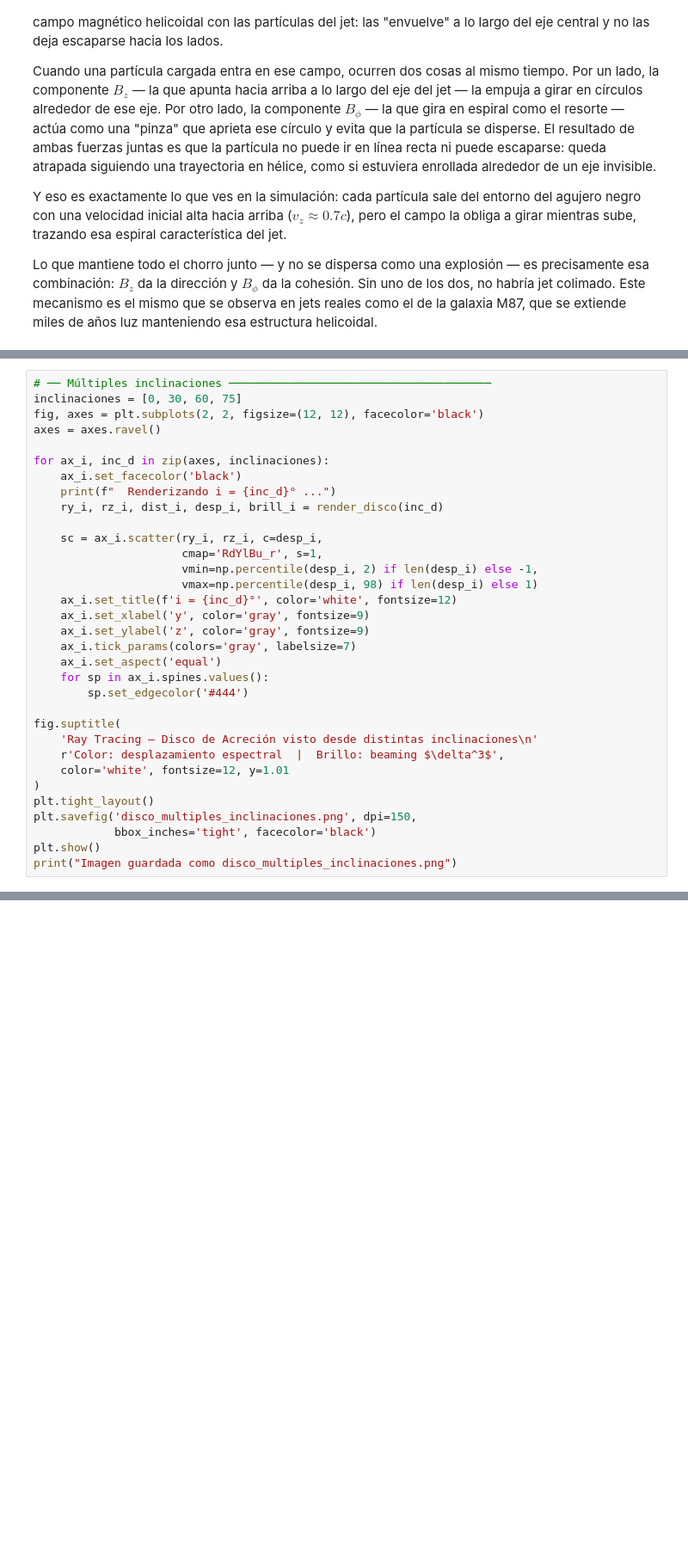
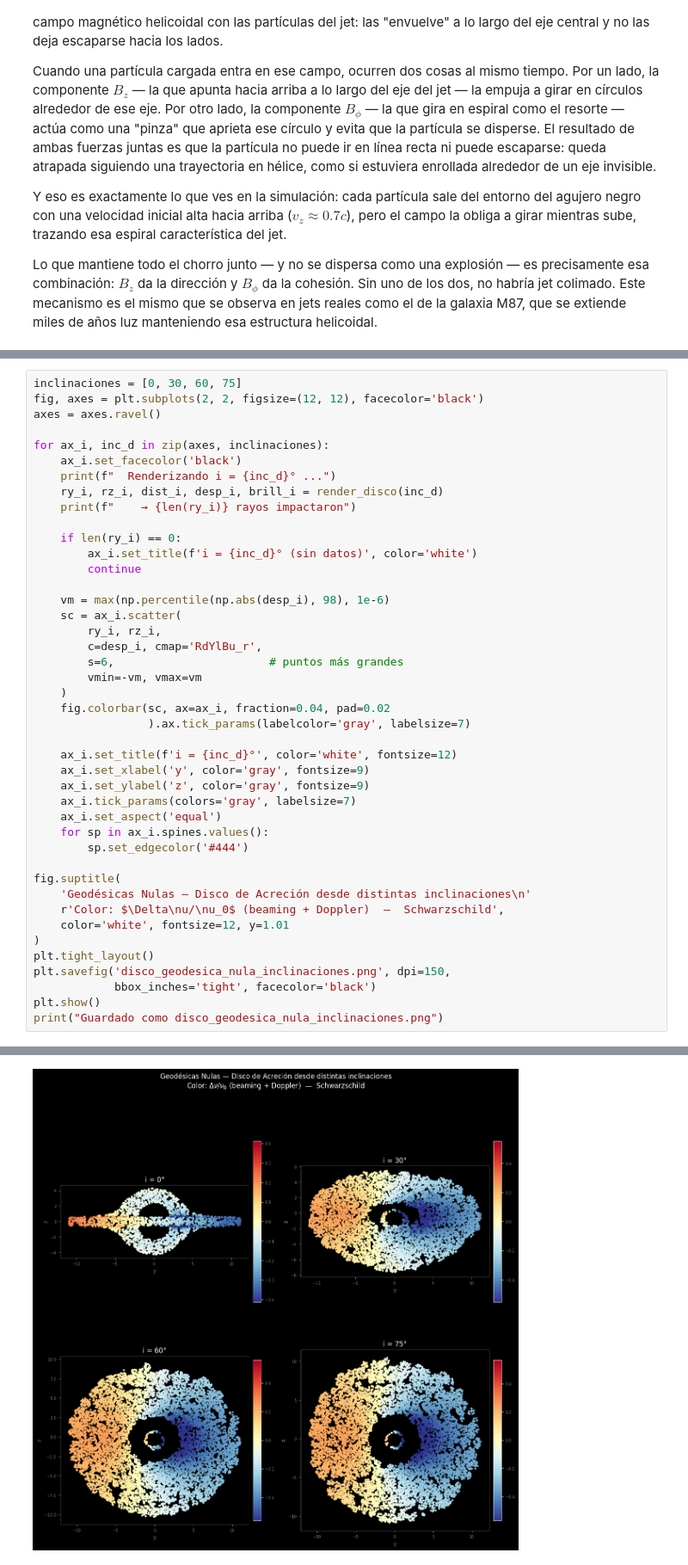
Before and after one commit to RG-2026-2/Proyecto_Simulacion_Black_Hole, a Jupyter notebook: Copia_de_Proyecto_DiscoAcrecion_RG2026.ipynb, the cells around one changed output, grey strips where cells are left out. Shown at 86% size. Saved outputs shown, nothing was run; the diff lists cells and outputs as text; blank space fills up the shorter version.

```diff
--- a/Copia_de_Proyecto_DiscoAcrecion_RG2026.ipynb
+++ b/Copia_de_Proyecto_DiscoAcrecion_RG2026.ipynb
@@ -1217,5 +1237,4 @@ Imagen guardada como disco_rayos_20.png
 # %%
-# ── Múltiples inclinaciones ───────────────────────────────────────
 inclinaciones = [0, 30, 60, 75]
 fig, axes = plt.subplots(2, 2, figsize=(12, 12), facecolor='black')
 axes = axes.ravel()
@@ -1224,11 +1243,22 @@ for ax_i, inc_d in zip(axes, inclinaciones):
     ax_i.set_facecolor('black')
     print(f"  Renderizando i = {inc_d}° ...")
     ry_i, rz_i, dist_i, desp_i, brill_i = render_disco(inc_d)
+    print(f"    → {len(ry_i)} rayos impactaron")
 
-    sc = ax_i.scatter(ry_i, rz_i, c=desp_i,
-                      cmap='RdYlBu_r', s=1,
-                      vmin=np.percentile(desp_i, 2) if len(desp_i) else -1,
-                      vmax=np.percentile(desp_i, 98) if len(desp_i) else 1)
+    if len(ry_i) == 0:
+        ax_i.set_title(f'i = {inc_d}° (sin datos)', color='white')
+        continue
+
+    vm = max(np.percentile(np.abs(desp_i), 98), 1e-6)
+    sc = ax_i.scatter(
+        ry_i, rz_i,
+        c=desp_i, cmap='RdYlBu_r',
+        s=6,                       # puntos más grandes
+        vmin=-vm, vmax=vm
+    )
+    fig.colorbar(sc, ax=ax_i, fraction=0.04, pad=0.02
+                 ).ax.tick_params(labelcolor='gray', labelsize=7)
+
     ax_i.set_title(f'i = {inc_d}°', color='white', fontsize=12)
     ax_i.set_xlabel('y', color='gray', fontsize=9)
     ax_i.set_ylabel('z', color='gray', fontsize=9)
@@ -1238,14 +1268,14 @@ for ax_i, inc_d in zip(axes, inclinaciones):
         sp.set_edgecolor('#444')
 
 fig.suptitle(
-    'Ray Tracing — Disco de Acreción visto desde distintas inclinaciones\n'
-    r'Color: desplazamiento espectral  |  Brillo: beaming $\delta^3$',
+    'Geodésicas Nulas — Disco de Acreción desde distintas inclinaciones\n'
+    r'Color: $\Delta\nu/\nu_0$ (beaming + Doppler)  —  Schwarzschild',
     color='white', fontsize=12, y=1.01
 )
 plt.tight_layout()
-plt.savefig('disco_multiples_inclinaciones.png', dpi=150,
+plt.savefig('disco_geodesica_nula_inclinaciones.png', dpi=150,
             bbox_inches='tight', facecolor='black')
 plt.show()
-print("Imagen guardada como disco_multiples_inclinaciones.png")
+print("Guardado como disco_geodesica_nula_inclinaciones.png")
 # %% [output]
   Renderizando i = 0° ...
@@ -1251,0 +1289 @@ print("Imagen guardada como disco_multiples_inclinaciones.png")
+[figure, new version]
```
Also changed, not shown: parts of 9 cells of this notebook.
